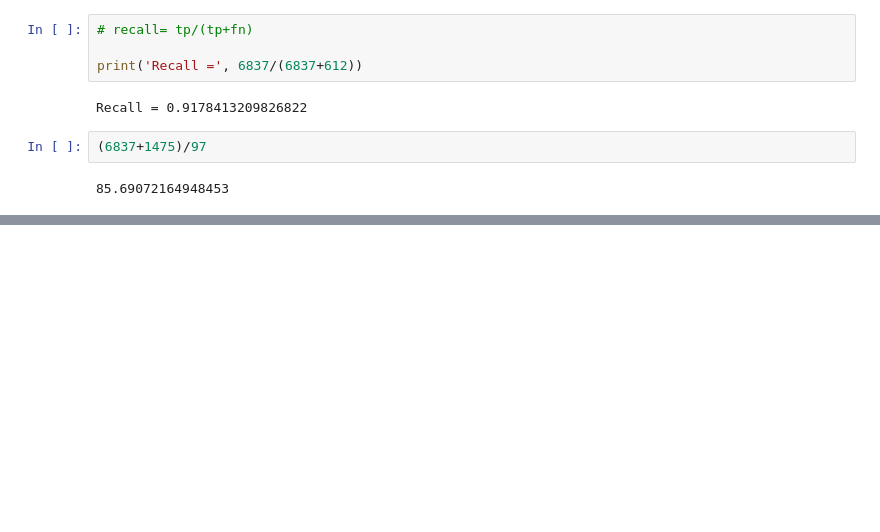
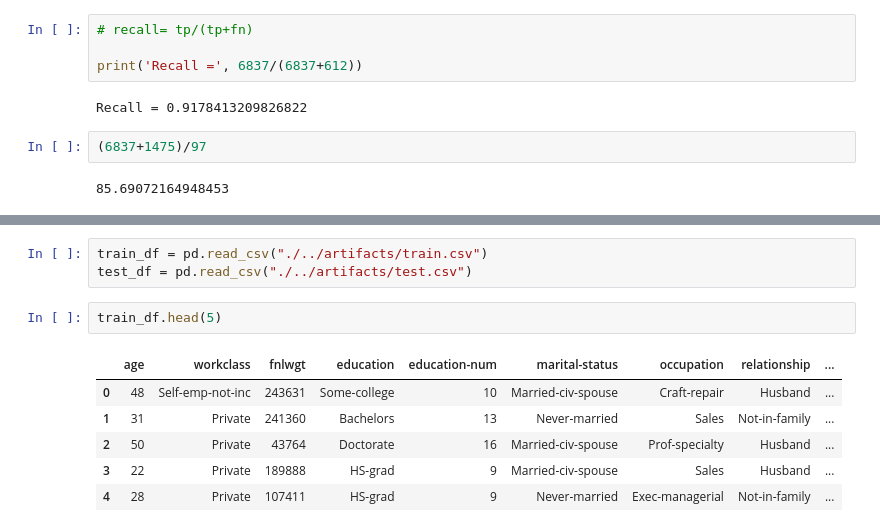
Before and after one commit to darshita2304/CensusIncomePredict, a Jupyter notebook: notebooks/model_training.ipynb, the cells around one changed output, grey strips where cells are left out. Saved outputs shown, nothing was run; the diff lists cells and outputs as text; blank space fills up the shorter version.

```diff
--- a/notebooks/model_training.ipynb
+++ b/notebooks/model_training.ipynb
@@ -436,0 +465,12 @@ Recall = 0.9178413209826822
+# %%
+train_df = pd.read_csv("./../artifacts/train.csv")
+test_df = pd.read_csv("./../artifacts/test.csv")
+# %%
+train_df.head(5)
+# %% [output]
+|  | age | workclass | fnlwgt | education | education-num | marital-status | occupation | relationship | ... |
+| 0 | 48 | Self-emp-not-inc | 243631 | Some-college | 10 | Married-civ-spouse | Craft-repair | Husband | ... |
+| 1 | 31 | Private | 241360 | Bachelors | 13 | Never-married | Sales | Not-in-family | ... |
+| 2 | 50 | Private | 43764 | Doctorate | 16 | Married-civ-spouse | Prof-specialty | Husband | ... |
+| 3 | 22 | Private | 189888 | HS-grad | 9 | Married-civ-spouse | Sales | Husband | ... |
+| 4 | 28 | Private | 107411 | HS-grad | 9 | Never-married | Exec-managerial | Not-in-family | ... |
```
Also changed, not shown: parts of 16 cells of this notebook, 8 other files.
